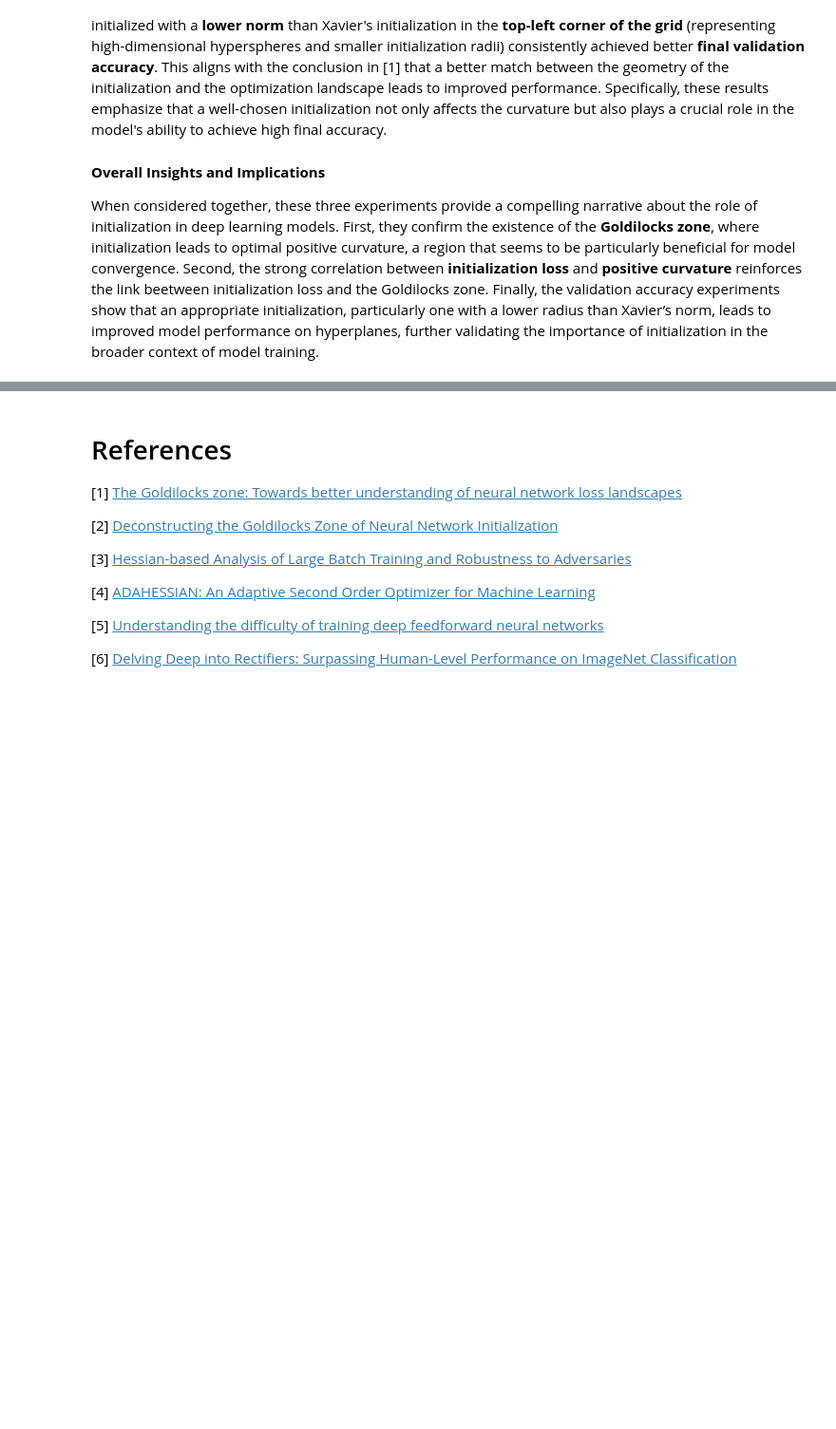
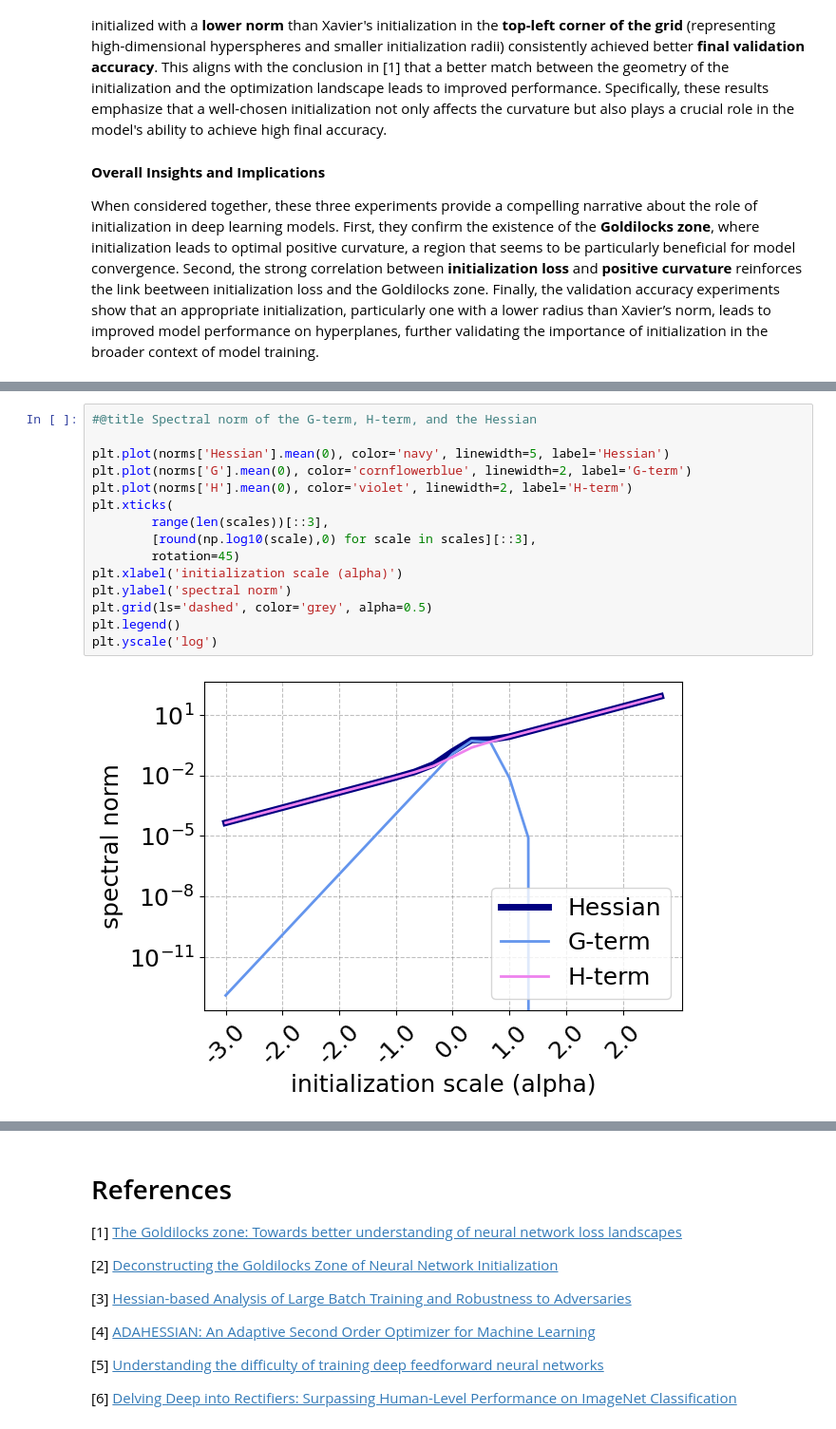
Before and after one commit to zachariegarniercuchet/The-Goldilocks-Zone, a Jupyter notebook: main.ipynb, the cells around one changed output, grey strips where cells are left out. Shown at 95% size. Drawn from its saved outputs; the diff is of its cells as text; blank space fills up the shorter version.

```diff
--- a/main.ipynb
+++ b/main.ipynb
@@ -1385,0 +1567,17 @@ When considered together, these three experiments provide a compelling narrative
+# %%
+#@title Spectral norm of the G-term, H-term, and the Hessian
+
+plt.plot(norms['Hessian'].mean(0), color='navy', linewidth=5, label='Hessian')
+plt.plot(norms['G'].mean(0), color='cornflowerblue', linewidth=2, label='G-term')
+plt.plot(norms['H'].mean(0), color='violet', linewidth=2, label='H-term')
+plt.xticks(
+        range(len(scales))[::3],
+        [round(np.log10(scale),0) for scale in scales][::3],
+        rotation=45)
+plt.xlabel('initialization scale (alpha)')
+plt.ylabel('spectral norm')
+plt.grid(ls='dashed', color='grey', alpha=0.5)
+plt.legend()
+plt.yscale('log')
+# %% [output]
+[figure, added]
```
Also changed, not shown: parts of 25 cells of this notebook.
